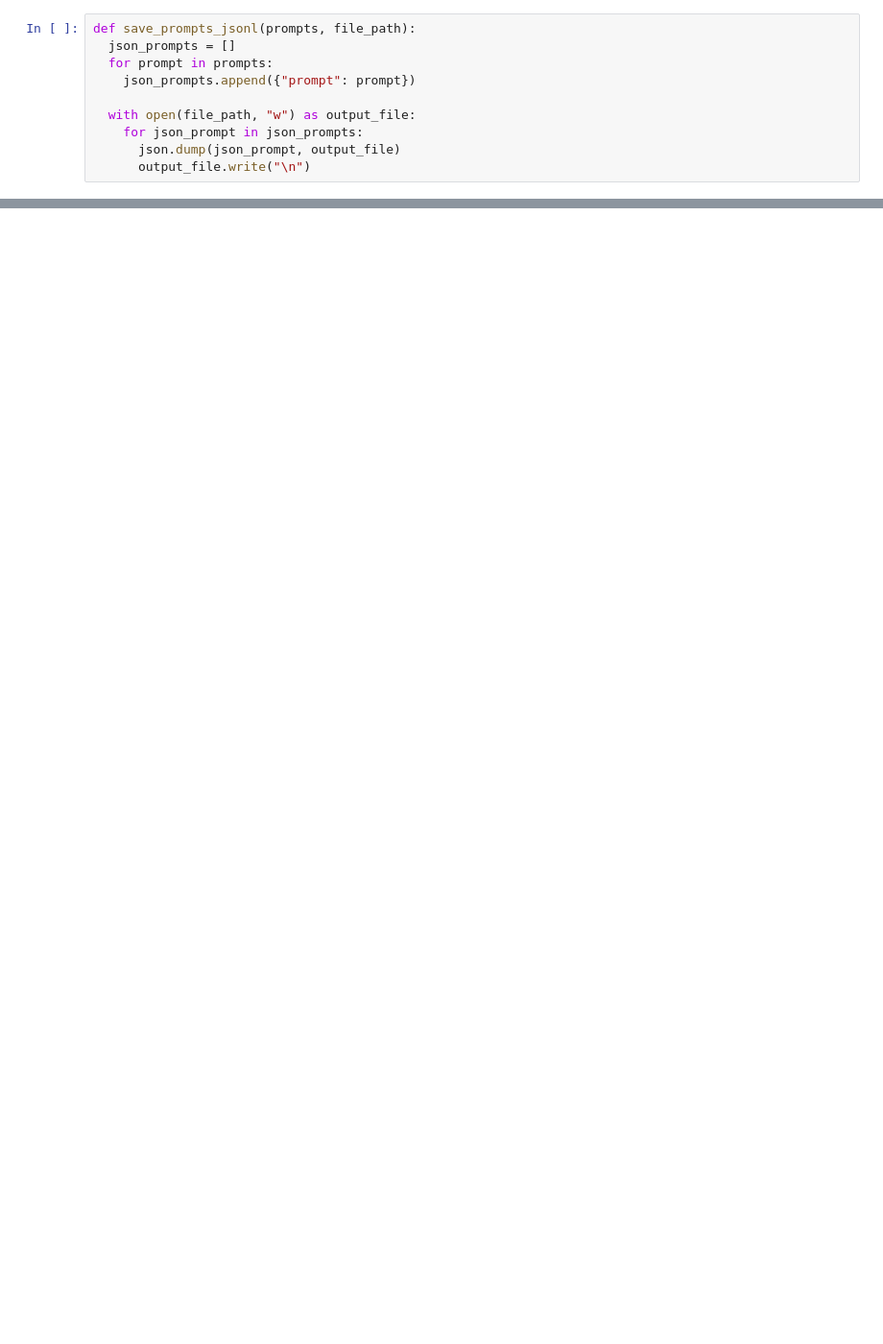
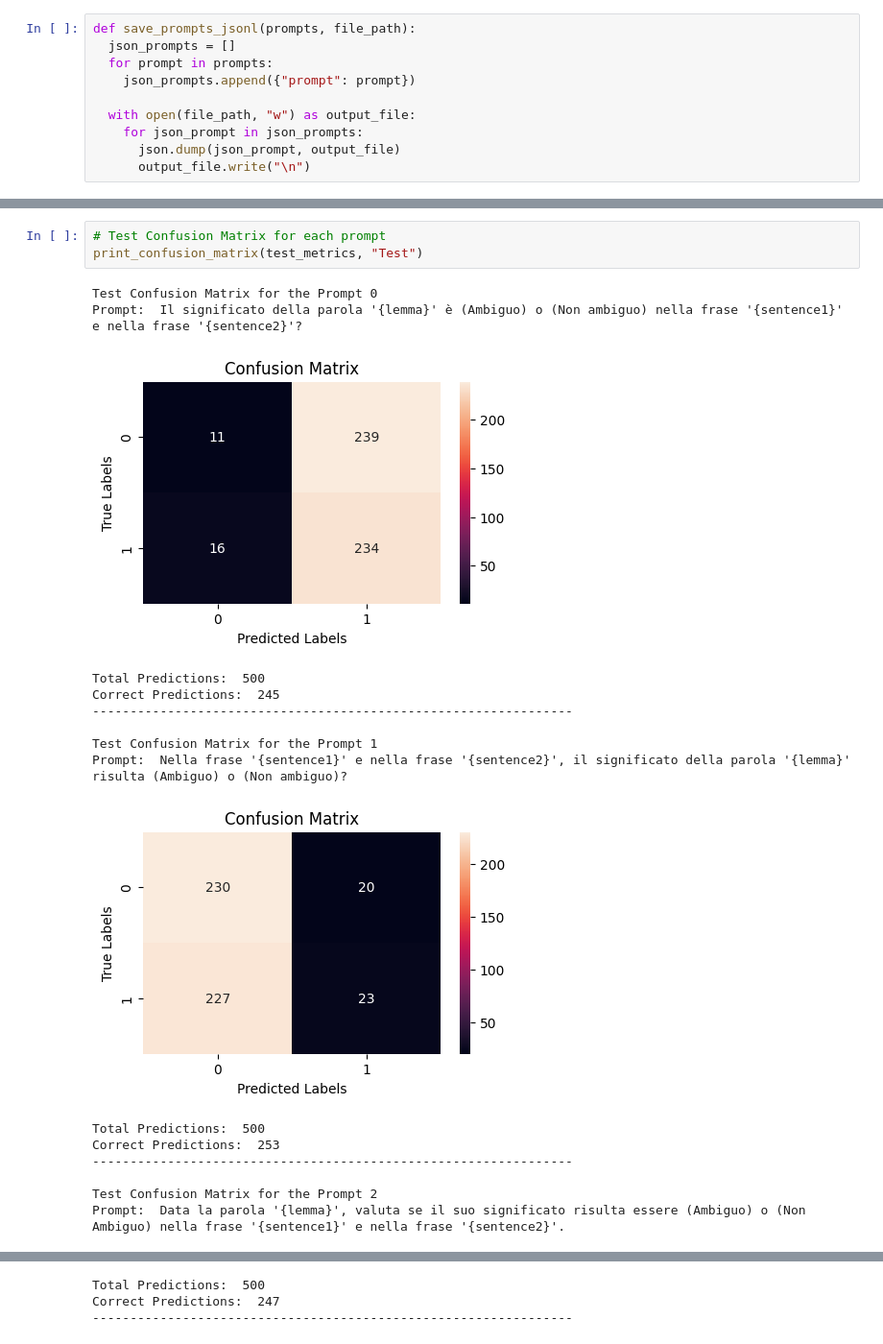
Before and after one commit to clara0goncalves/NLP_Sapienza, a Jupyter notebook: Task_4/script.ipynb, the cells around one changed output, grey strips where cells are left out. Shown: that part at 96% size. Cells and saved outputs as stored; diff of their text form; blank space fills up the shorter version.

```diff
--- a/Task_4/script.ipynb
+++ b/Task_4/script.ipynb
@@ -219,0 +299,20 @@ for prompt in prompts:
+# %%
+# Test Confusion Matrix for each prompt
+print_confusion_matrix(test_metrics, "Test")
+# %% [output]
+Test Confusion Matrix for the Prompt 0
+Prompt:  Il significato della parola '{lemma}' è (Ambiguo) o (Non ambiguo) nella frase '{sentence1}' e nella frase '{sentence2}'?
+[figure, added]
+Total Predictions:  500
+Correct Predictions:  245
+----------------------------------------------------------------
+
+Test Confusion Matrix for the Prompt 1
+Prompt:  Nella frase '{sentence1}' e nella frase '{sentence2}', il significato della parola '{lemma}' risulta (Ambiguo) o (Non ambiguo)?
+[figure, added]
+Total Predictions:  500
+Correct Predictions:  253
+----------------------------------------------------------------
+
+Test Confusion Matrix for the Prompt 2
+Prompt:  Data la parola '{lemma}', valuta se il suo significato risulta essere (Ambiguo) o (Non Ambiguo) nella frase '{sentence1}' e nella frase '{sentence2}'.
@@ -219,0 +320,3 @@ for prompt in prompts:
+Total Predictions:  500
+Correct Predictions:  247
+----------------------------------------------------------------
```
Also changed, not shown: parts of 39 cells of this notebook.
